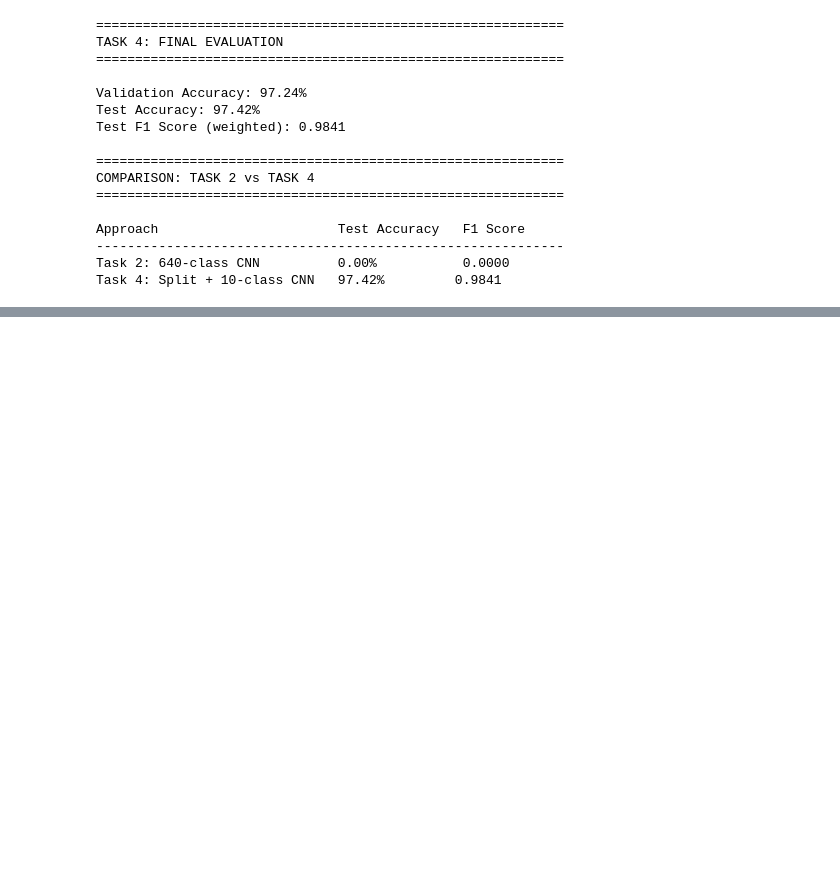
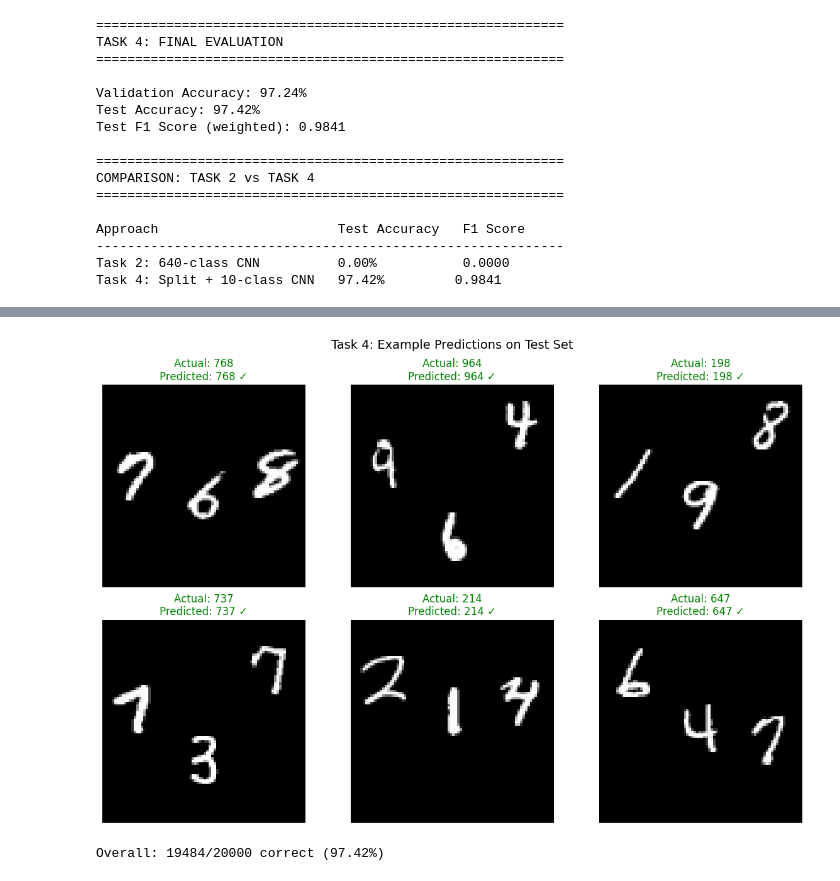
Before and after one commit to Musyoka7/Machine-Learning-Course-work-, a Jupyter notebook: notebooks/Code.ipynb, the cells around one changed output, grey strips where cells are left out. Drawn from its saved outputs; the diff is of its cells as text; code cells hidden in the pictures; blank space fills up the shorter version.

```diff
--- a/notebooks/Code.ipynb
+++ b/notebooks/Code.ipynb
@@ -1178,0 +1223,28 @@ Task 4: Split + 10-class CNN   97.42%         0.9841
+# %%
+# Example Predictions: Show 6 test images with predictions
+fig, axes = plt.subplots(2, 3, figsize=(12, 8))
+fig.suptitle('Task 4: Example Predictions on Test Set', fontsize=14)
+# Pick 6 random indices
+np.random.seed(42)  # For reproducibility
+indices = np.random.choice(len(X_test_2d), 6, replace=False)
+for ax, idx in zip(axes.flatten(), indices):
+    img = X_test_2d[idx]
+    actual = y_test_2d[idx]
+    predicted = predictions[idx]
+
+    ax.imshow(img, cmap='gray')
+
+    # Green title if correct, red if wrong
+    if predicted == actual:
+        ax.set_title(f'Actual: {actual}\nPredicted: {predicted} ✓', color='green')
+    else:
+        ax.set_title(f'Actual: {actual}\nPredicted: {predicted} ✗', color='red')
+    ax.axis('off')
+plt.tight_layout()
+plt.show()
+# Print summary
+correct_count = sum(p == a for p, a in zip(predictions, y_test_2d))
+print(f"\nOverall: {correct_count}/{len(predictions)} correct ({correct_count/len(predictions)*100:.2f}%)")
+# %% [output]
+[figure, added]
+Overall: 19484/20000 correct (97.42%)
```
Also changed, not shown: parts of 1 cell of this notebook.
